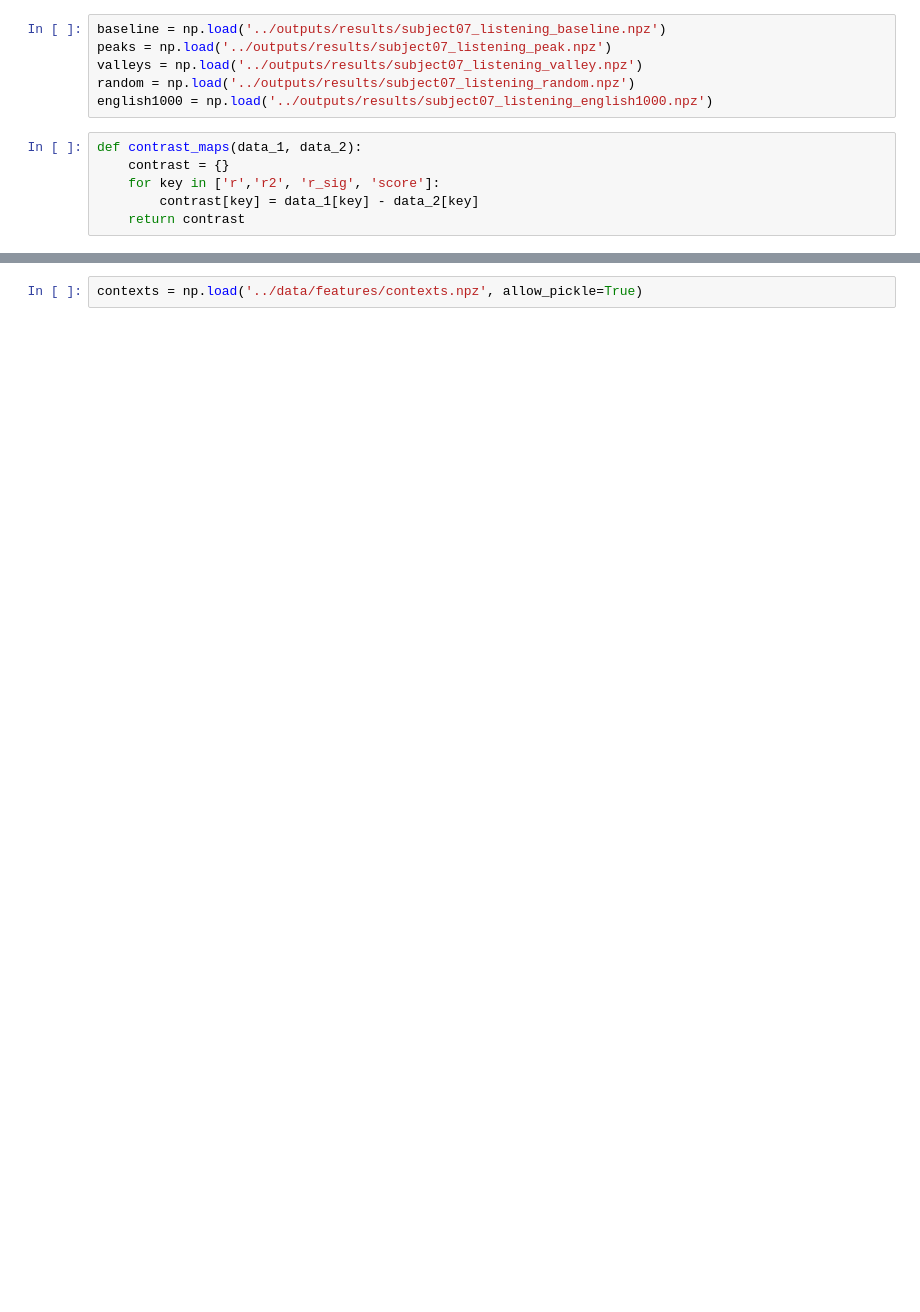
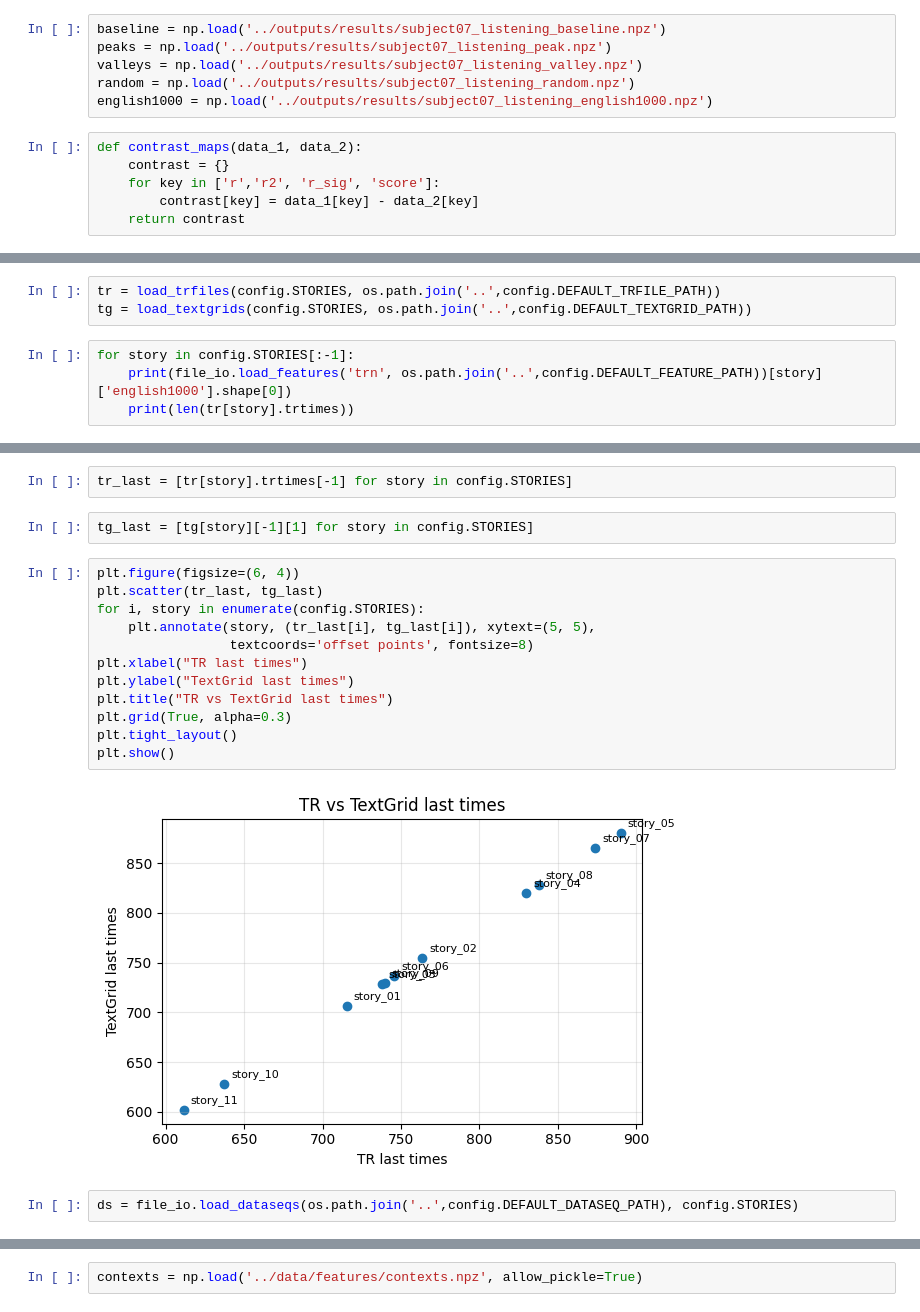
Before and after one commit to SimoneEsposito-Git/grammar-brain-lm, a Jupyter notebook: scripts/explorer.ipynb, the cells around one changed output, grey strips where cells are left out. Drawn from its saved outputs; the diff is of its cells as text; blank space fills up the shorter version.

```diff
--- a/scripts/explorer.ipynb
+++ b/scripts/explorer.ipynb
@@ -32,0 +50,7 @@ plot_correlation_on_flatmap("subject07", "listening", "contrast", contrast['r'],
+# %%
+tr = load_trfiles(config.STORIES, os.path.join('..',config.DEFAULT_TRFILE_PATH))
+tg = load_textgrids(config.STORIES, os.path.join('..',config.DEFAULT_TEXTGRID_PATH))
+# %%
+for story in config.STORIES[:-1]:
+    print(file_io.load_features('trn', os.path.join('..',config.DEFAULT_FEATURE_PATH))[story]['english1000'].shape[0])
+    print(len(tr[story].trtimes))
@@ -32,0 +78,20 @@ plot_correlation_on_flatmap("subject07", "listening", "contrast", contrast['r'],
+# %%
+tr_last = [tr[story].trtimes[-1] for story in config.STORIES]
+# %%
+tg_last = [tg[story][-1][1] for story in config.STORIES]
+# %%
+plt.figure(figsize=(6, 4))
+plt.scatter(tr_last, tg_last)
+for i, story in enumerate(config.STORIES):
+    plt.annotate(story, (tr_last[i], tg_last[i]), xytext=(5, 5),
+                 textcoords='offset points', fontsize=8)
+plt.xlabel("TR last times")
+plt.ylabel("TextGrid last times")
+plt.title("TR vs TextGrid last times")
+plt.grid(True, alpha=0.3)
+plt.tight_layout()
+plt.show()
+# %% [output]
+[figure, added]
+# %%
+ds = file_io.load_dataseqs(os.path.join('..',config.DEFAULT_DATASEQ_PATH), config.STORIES)
```
Also changed, not shown: parts of 31 cells of this notebook, 16 other files.
